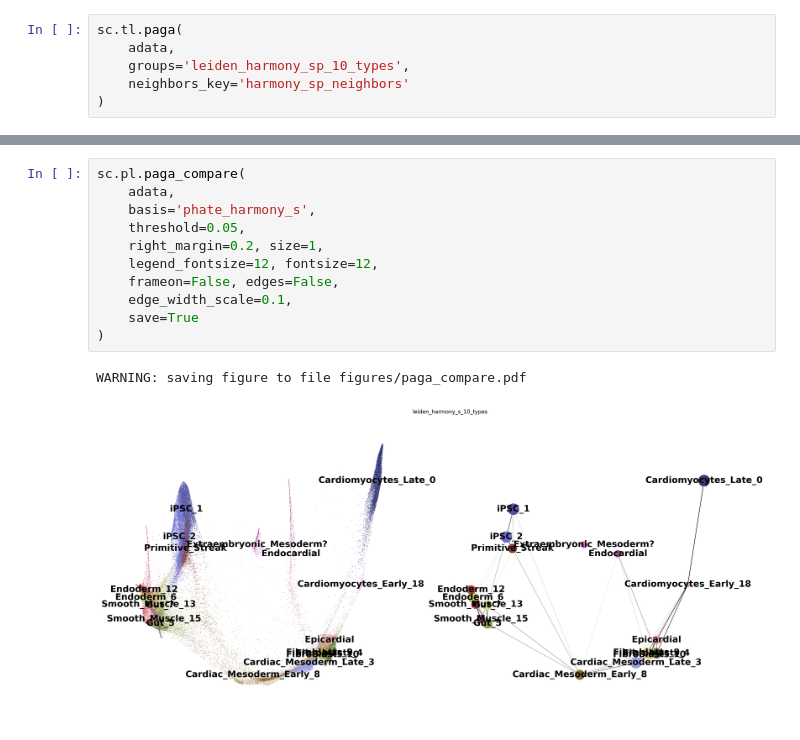
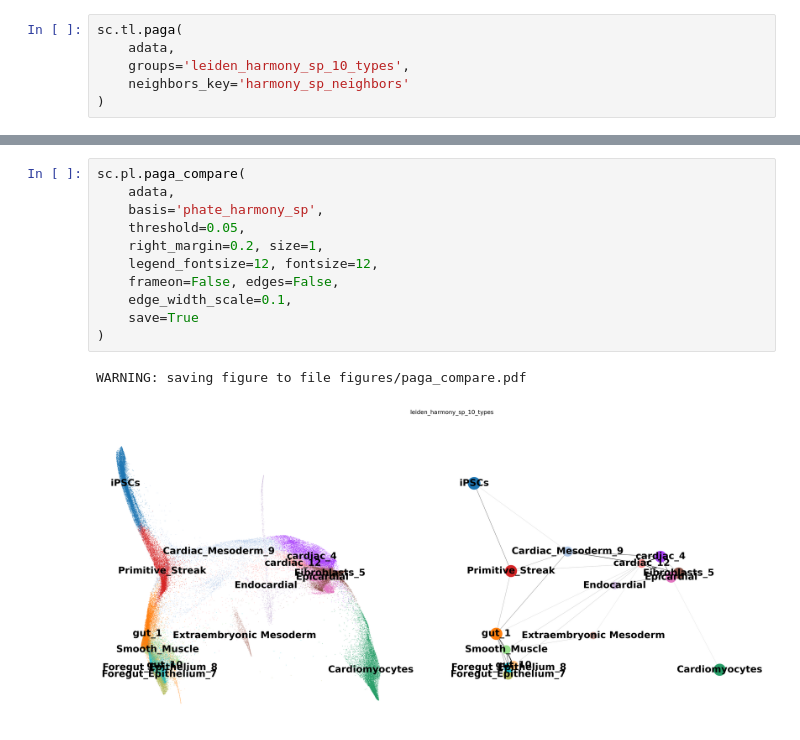
Before and after one commit to mckellardw/scCardiacOrganoid, a Jupyter notebook: scripts/pynb/3_paga.ipynb, the cells around one changed output, grey strips where cells are left out. Cells and saved outputs as stored; diff of their text form.

```diff
--- a/scripts/pynb/3_paga.ipynb
+++ b/scripts/pynb/3_paga.ipynb
@@ -46,14 +46,14 @@ sc.pl.paga(
 # %%
 sc.pl.paga_compare(
     adata,
-    basis='phate_harmony_s',
+    basis='phate_harmony_sp',
     threshold=0.05,
     right_margin=0.2, size=1,
     legend_fontsize=12, fontsize=12,
     frameon=False, edges=False,
     edge_width_scale=0.1,
     save=True
 )
 # %% [output]
 WARNING: saving figure to file figures/paga_compare.pdf
-[figure, old version]
+[figure, new version]
```
Also changed, not shown: parts of 1 cell of this notebook, 1 other file.
